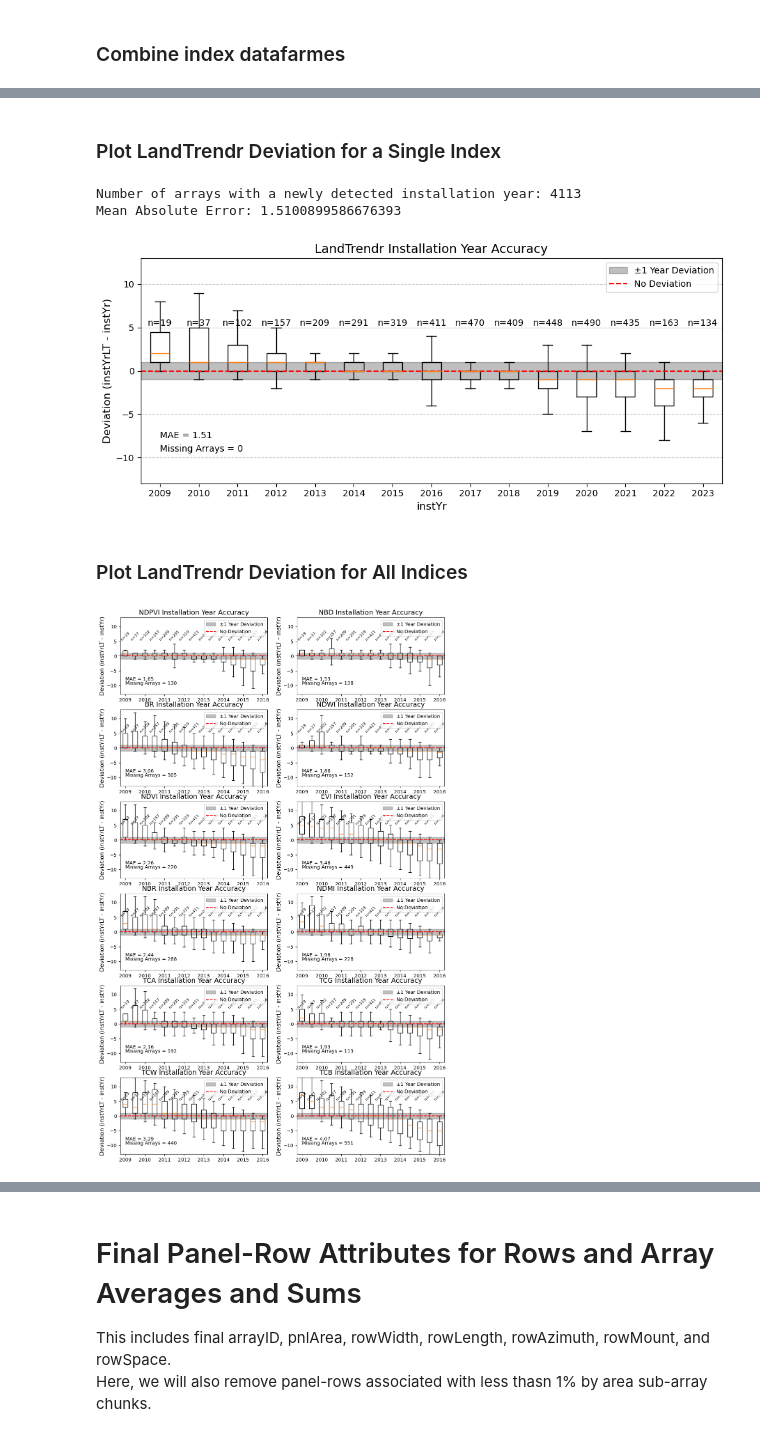
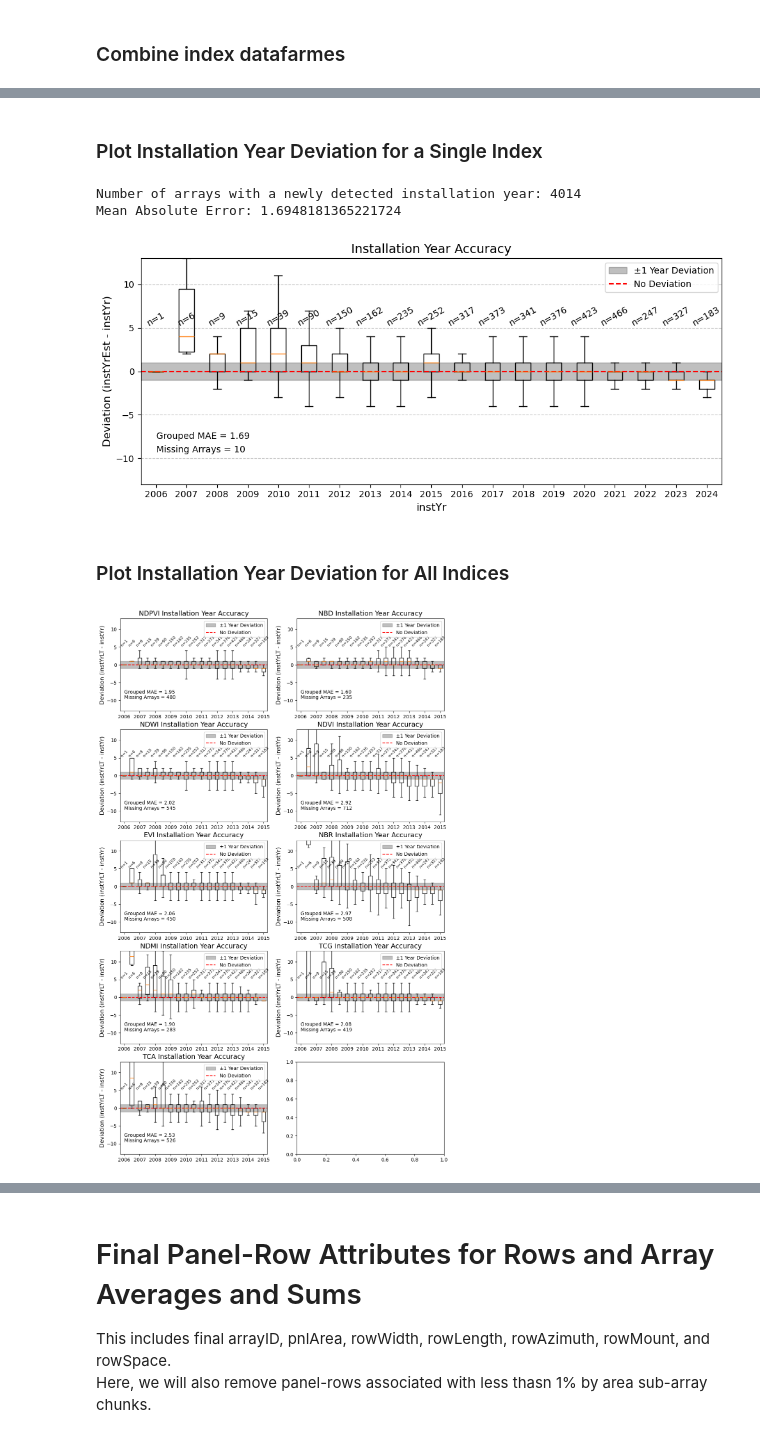
Before and after one commit to stidjaco/GMSEUS, a Jupyter notebook: script7_harmonizeFillAttributes.ipynb, the cells around one changed output, grey strips where cells are left out. Saved outputs shown, nothing was run; the diff lists cells and outputs as text; code cells hidden in the pictures.

Commit message:
Major updates to script7, gee install year and utils javascript updates

```diff
--- a/script7_harmonizeFillAttributes.ipynb
+++ b/script7_harmonizeFillAttributes.ipynb
@@ -954,26 +304,31 @@ Number of arrays without a newly detected installation year or an original insta
 # %% [markdown]
-### Plot LandTrendr Deviation for a Single Index
+### Plot Installation Year Deviation for a Single Index
 # %%
 # Call lt_data
-lt_data = pd.read_csv(os.path.join(derivedTemp_path, r'GMSEUS_Arrays_instYr_LandTrendr.csv'))
+instYr_data = pd.read_csv(instYr_data_path)
+
+# Group by tmpArrID, take most recent installation year where there are duplicates
+instYr_data = instYr_data.sort_values(by='instYrEst', ascending=False).drop_duplicates(subset=[arrayIDcolGlob])
 
 # Calculate the deviation
-lt_data['deviation'] = lt_data['instYrLT'] - lt_data['instYr']
+instYr_data['deviation'] = instYr_data['instYrEst'] - instYr_data['instYr']
 
-# Remove any rows where instYrLT is -9999 or instYr is -9999
-lt_data_noNull = lt_data[(lt_data['instYrLT'] != -9999) & (lt_data['instYr'] != -9999)]
+# Remove any rows where instYrEst is -9999 or instYr is -9999
+instYr_data_noNull = instYr_data[(instYr_data['instYrEst'] != -9999) & (instYr_data['instYr'] != -9999)]
 
 # Drop rows where Source is anything other than USPVDB
-lt_data_noNull = lt_data_noNull[lt_data_noNull['Source'] == 'USPVDB']
+instYr_data_noNull = instYr_data_noNull[instYr_data_noNull['Source'] == 'USPVDB']
 
 # Print the total number of arrays with a newly detected installation year
-print('Number of arrays with a newly detected installation year:', lt_data_noNull['deviation'].value_counts().sum())
+print('Number of arrays with a newly detected installation year:', instYr_data_noNull['deviation'].value_counts().sum())
 
 # Print the mean absolute deviation
-print('Mean Absolute Error:', lt_data_noNull['deviation'].abs().mean())
+print('Mean Absolute Error:', instYr_data_noNull['deviation'].abs().mean())
 
 # Create a list of deviation values grouped by instYr and count the number of data points in each group
-data = [lt_data_noNull[lt_data_noNull['instYr'] == year]['deviation'] for year in range(2009, 2024)]
+maxPlotYear = 2025
+minPlotYear = 2006
+data = [instYr_data_noNull[instYr_data_noNull['instYr'] == year]['deviation'] for year in range(minPlotYear, maxPlotYear)]
 counts = [len(group) for group in data]
 
 # Plot the boxplot without showing outliers
@@ -982,24 +337,24 @@ plt.figure(figsize=(10, 4.5))
 plt.axhspan(-1, 1, color='black', alpha=0.25, label='±1 Year Deviation')
 
 # Create the boxplot
-plt.boxplot(data, positions=range(2009, 2024), widths=0.5, showfliers=False)
+plt.boxplot(data, positions=range(minPlotYear, maxPlotYear), widths=0.5, showfliers=False)
 
-# Add the count (N) above each box
+# Add the count (N) above each box, with a 30 degree rotation
 for i, count in enumerate(counts):
-    plt.text(2009 + i, 5, f'n={count}', ha='center', va='bottom', fontsize=10)
+    plt.text(minPlotYear + i, 5, f'n={count}', ha='center', va='bottom', fontsize=10, rotation=30)
 
-# In the lower left corner, add the MAE and the difference between lt_data nrows with instYr and instYrLT values not equal to -9999 and source USPVDB, and the nrows of lt_data_noNull
-plt.text(2009, -7, f'MAE = {lt_data_noNull["deviation"].abs().mean():.2f}', ha='left', va='top', fontsize=10)
-plt.text(2009, -8.5, f'Missing Arrays = {lt_data[(lt_data['instYr'] != -9999) & (lt_data["Source"] == "USPVDB")].shape[0] - lt_data_noNull.shape[0]}', ha='left', va='top', fontsize=10)
+# In the lower left corner, add the MAE and the difference between instYr_data nrows with instYr and instYrEst values not equal to -9999 and source USPVDB, and the nrows of instYr_data_noNull
+plt.text(minPlotYear, -7, f'Grouped MAE = {instYr_data_noNull["deviation"].abs().mean():.2f}', ha='left', va='top', fontsize=10)
+plt.text(minPlotYear, -8.5, f'Missing Arrays = {instYr_data[(instYr_data['instYr'] != -9999) & (instYr_data["Source"] == "USPVDB")].shape[0] - instYr_data_noNull.shape[0]}', ha='left', va='top', fontsize=10)
 
 # Set x and y limits
-plt.xlim(2008.5, 2023.5)
+plt.xlim(minPlotYear - 0.5, maxPlotYear - 0.5)
 plt.ylim(-13, 13)
 
 # Add labels, title, and grid
 plt.xlabel('instYr', fontsize=12)
-plt.ylabel('Deviation (instYrLT - instYr)', fontsize=12)
-plt.title('LandTrendr Installation Year Accuracy', fontsize=14)
+plt.ylabel('Deviation (instYrEst - instYr)', fontsize=12)
+plt.title('Installation Year Accuracy', fontsize=14)
 plt.grid(axis='y', linestyle='--', alpha=0.7)
 
 # Add a 0 line (no deviation)
@@ -1010,61 +365,64 @@ plt.legend()
 
 # Show the plot
 plt.tight_layout()
+
+# Save the figure
+plt.savefig(os.path.join(figure_path, 'InstallationYear_Accuracy_BoxplotUSPVDB.png'), dpi=300)
 plt.show()
 # %% [output]
-Number of arrays with a newly detected installation year: 4113
-Mean Absolute Error: 1.5100899586676393
+Number of arrays with a newly detected installation year: 4014
+Mean Absolute Error: 1.6948181365221724
-[figure, old version]
+[figure, new version]
 # %% [markdown]
-### Plot LandTrendr Deviation for All Indices
+### Plot Installation Year Deviation for All Indices
 # %%
 # Create the above graph, but for each index in a 4 row by 2 column grid
-fig, axs = plt.subplots(6, 2, figsize=(12, 20))
+fig, axs = plt.subplots(5, 2, figsize=(12, 20))
 
 # Iterate over each index
 for i, index in enumerate(indices):
     # Calculate the deviation for the index
-    lt_data['deviation'] = lt_data[f'instYrLT_{index}'] - lt_data['instYr']
+    instYr_data['deviation'] = instYr_data[f'instYrEst_{index}'] - instYr_data['instYr']
 
-    # Remove any rows where instYrLT is -9999 or instYr is -9999
-    lt_data_noNull = lt_data[(lt_data[f'instYrLT_{index}'] != -9999) & (lt_data['instYr'] != -9999)]
+    # Remove any rows where instYrEst is -9999 or instYr is -9999
+    instYr_data_noNull = instYr_data[(instYr_data[f'instYrEst_{index}'] != -9999) & (instYr_data['instYr'] != -9999)]
 
     # Drop rows where Source is anything other than USPVDB
-    lt_data_noNull = lt_data_noNull[lt_data_noNull['Source'] == 'USPVDB']
+    instYr_data_noNull = instYr_data_noNull[instYr_data_noNull['Source'] == 'USPVDB']
 
     # Create a list of deviation values grouped by instYr and count the number of data points in each group
-    data = [lt_data_noNull[lt_data_noNull['instYr'] == year][f'deviation'] for year in range(2009, 2024)]
+    data = [instYr_data_noNull[instYr_data_noNull['instYr'] == year][f'deviation'] for year in range(minPlotYear, maxPlotYear)]
 
     # Plot the boxplot without showing outliers
     axs[i // 2, i % 2].axhspan(-1, 1, color='black', alpha=0.25, label='±1 Year Deviation')
-    axs[i // 2, i % 2].boxplot(data, positions=range(2009, 2024), widths=0.5, showfliers=False)
+    axs[i // 2, i % 2].boxplot(data, positions=range(minPlotYear, maxPlotYear), widths=0.5, showfliers=False)
 
     # Add the count (N) above each box, angle this text to be more readable by rotating it 45 degrees and make
     for j, count in enumerate(counts):
-        axs[i // 2, i % 2].text(2009 + j, 5, f'n={count}', ha='center', va='bottom', fontsize=8, rotation=45)
+        axs[i // 2, i % 2].text(minPlotYear + j, 5, f'n={count}', ha='center', va='bottom', fontsize=8, rotation=45)
 
     # In the lower left corner, add the MAE and the difference between lt_data nrows with instYr and instYrLT values not equal to -9999 and source USPVDB, and the nrows of lt_data_noNull
-    axs[i // 2, i % 2].text(2009, -7, f'MAE = {lt_data_noNull[f"deviation"].abs().mean():.2f}', ha='left', va='top', fontsize=10)
-    axs[i // 2, i % 2].text(2009, -8.5, f'Missing Arrays = {lt_data[(lt_data["instYr"] != -9999) & (lt_data["Source"] == "USPVDB")].shape[0] - lt_data_noNull.shape[0]}', ha='left', va='top', fontsize=10)
+    axs[i // 2, i % 2].text(minPlotYear, -7, f'Grouped MAE = {instYr_data_noNull[f"deviation"].abs().mean():.2f}', ha='left', va='top', fontsize=10)
+    axs[i // 2, i % 2].text(minPlotYear, -8.5, f'Missing Arrays = {instYr_data[(instYr_data["instYr"] != -9999) & (instYr_data["Source"] == "USPVDB")].shape[0] - instYr_data_noNull.shape[0]}', ha='left', va='top', fontsize=10)
 
     # Set x and y limits, and ensure only every other year is shown on the x-axis
-    axs[i // 2, i % 2].set_xlim(2008.5, 2023.5)
+    axs[i // 2, i % 2].set_xlim(minPlotYear - 0.5, maxPlotYear - 0.5)
     axs[i // 2, i % 2].set_ylim(-13, 13)
-    axs[i // 2, i % 2].set_xticks(range(2009, 2024, 2))
+    axs[i // 2, i % 2].set_xticks(range(minPlotYear, maxPlotYear, 2))
 
     # Add labels, title, and grid
     axs[i // 2, i % 2].set_xlabel('', fontsize=12)
     axs[i // 2, i % 2].set_ylabel('Deviation (instYrLT - instYr)', fontsize=12)
     axs[i // 2, i % 2].set_title(f'{index} Installation Year Accuracy', fontsize=14)
 
     # Add a 0 line (no deviation)
     axs[i // 2, i % 2].axhline(y=0, color='red', linestyle='--', linewidth=1.5, label='No Deviation')
 
     # Add a legend
     axs[i // 2, i % 2].legend()
 
 # Export the plot
-plt.savefig(os.path.join(figure_path, r'LandTrendr_Installation_Year_Accuracy.png'))
+plt.savefig(os.path.join(figure_path, r'Installation_Year_Accuracy.png'))
 # %% [output]
-[figure, old version]
+[figure, new version]
 # %% [markdown]
```
Also changed, not shown: parts of 76 cells of this notebook, 9 other files.
